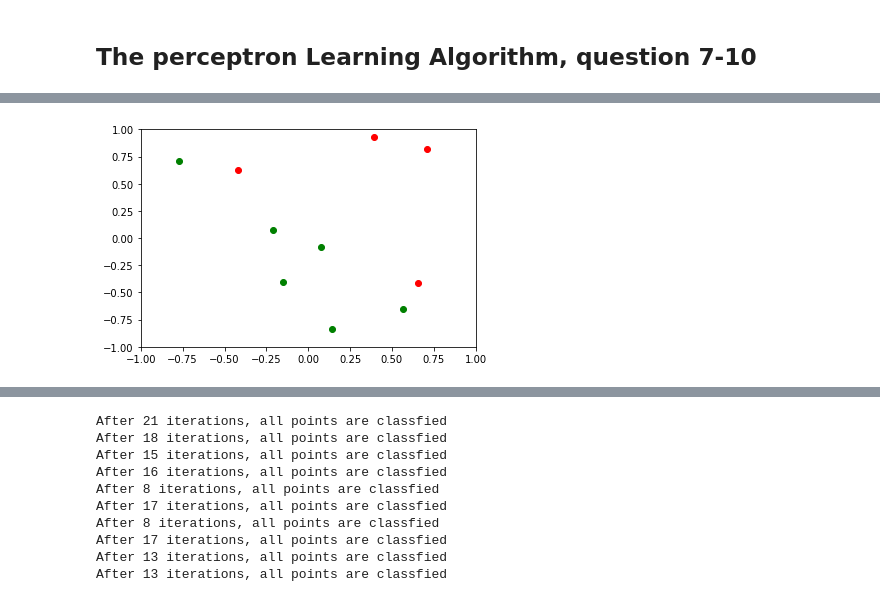
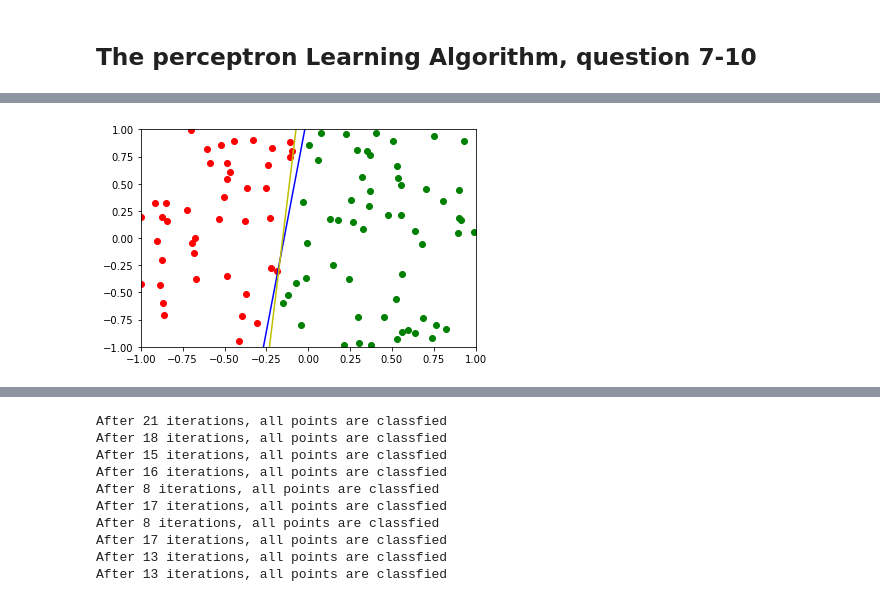
Before and after one commit to icshih/mLearning, a Jupyter notebook: binom_distribution.ipynb, the cells around one changed output, grey strips where cells are left out. Cells and saved outputs as stored; diff of their text form; code cells hidden in the pictures.

```diff
--- a/binom_distribution.ipynb
+++ b/binom_distribution.ipynb
@@ -151,3 +151,2 @@ fig, ax = plt.subplots(1, 1)
 # %%
-ax.set_xlim(-1.0, 1.0)
-ax.set_ylim(-1.0, 1.0)
+l_x = np.arange(-1.0, 1.1, 0.1)
@@ -155,0 +153,4 @@ ax.set_ylim(-1.0, 1.0)
+# %%
+target = get_target_function()
+ds = get_dataset(target, 100)
+weights = converge(ds)
@@ -156,6 +179,18 @@ ax.set_ylim(-1.0, 1.0)
+# %%
+final = weights.tail(1)
+# %%
+postive = ds[ds['b'] > 0.0]
+negative = ds[ds['b'] < 0.0]
+f_y = target[0]*l_x + target[1]
+g_y = -1.0*(final['w1'].values[0]/final['w2'].values[0])*l_x - 1.0*(final['w0'].values[0]/final['w2'].values[0])
 # %%
+fig, ax = plt.subplots(1, 1)
+ax.set_xlim(-1.0, 1.0)
+ax.set_ylim(-1.0, 1.0)
 ax.plot(postive['x'], postive['y'], 'ro')
 ax.plot(negative['x'], negative['y'], 'go')
+ax.plot(l_x, f_y, 'b-')
+ax.plot(l_x, g_y, 'y-')
 plt.show()
 # %% [output]
-[figure, old version]
+[figure, new version]
```
Also changed, not shown: parts of 15 cells of this notebook.
